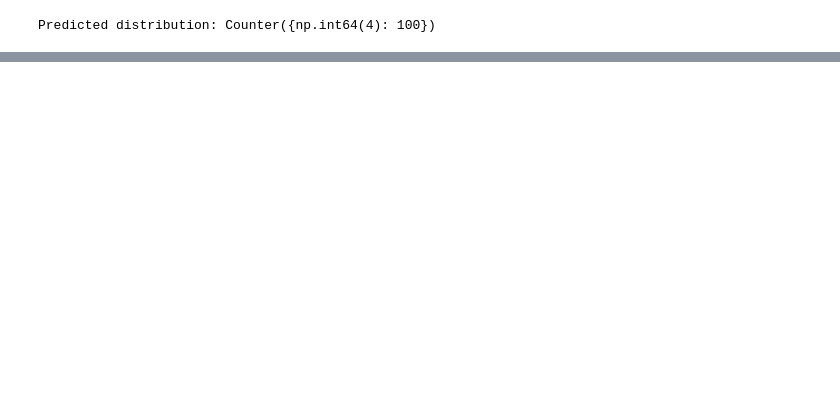
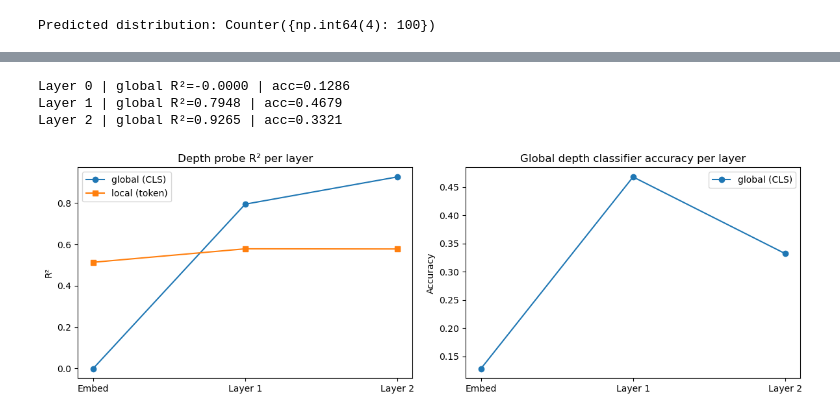
Before and after one commit to sara-graca/dyck-language-transformer, a Jupyter notebook: notebooks/probing.ipynb, the cells around one changed output, grey strips where cells are left out. Cells and saved outputs as stored; diff of their text form; code cells hidden in the pictures; blank space fills up the shorter version.

```diff
--- a/notebooks/probing.ipynb
+++ b/notebooks/probing.ipynb
@@ -401,0 +402,63 @@ plt.show()
+# %%
+# Global depth probe per layer (CLS representation at each layer)
+r2_global_per_layer = []
+acc_global_per_layer = []
+
+for layer_idx in range(n_layers_total):
+    X_cls_layer, y_cls_layer = [], []
+
+    for tokens, depth in balanced_data:
+        ids = tokens_to_ids(tokens, stoi)
+        hidden = get_hidden_states(model, ids)
+        cls_repr = hidden[layer_idx][0]  # position 0 = [CLS]
+        X_cls_layer.append(cls_repr)
+        y_cls_layer.append(depth)
+
+    X_cls_layer = np.array(X_cls_layer)
+    y_cls_layer = np.array(y_cls_layer)
+
+    # shuffle
+    idx = np.random.permutation(len(X_cls_layer))
+    X_cls_layer, y_cls_layer = X_cls_layer[idx], y_cls_layer[idx]
+
+    split = int(0.8 * len(X_cls_layer))
+    X_tr, X_te = X_cls_layer[:split], X_cls_layer[split:]
+    y_tr, y_te = y_cls_layer[:split], y_cls_layer[split:]
+
+    reg = LinearRegression().fit(X_tr, y_tr)
+    r2 = r2_score(y_te, reg.predict(X_te))
+    r2_global_per_layer.append(r2)
+
+    clf = LogisticRegression(max_iter=1000).fit(X_tr, y_tr)
+    acc = accuracy_score(y_te, clf.predict(X_te))
+    acc_global_per_layer.append(acc)
+
+    print(f"Layer {layer_idx} | global R²={r2:.4f} | acc={acc:.4f}")
+
+# Plot both global and local on same figure
+fig, (ax1, ax2) = plt.subplots(1, 2, figsize=(12, 4))
+layer_names = ["Embed", "Layer 1", "Layer 2"]
+
+ax1.plot(range(n_layers_total), r2_global_per_layer, marker='o', label="global (CLS)")
+ax1.plot(range(n_layers_total), r2_per_layer, marker='s', label="local (token)")
+ax1.set_xticks(range(n_layers_total))
+ax1.set_xticklabels(layer_names)
+ax1.set_ylabel("R²")
+ax1.set_title("Depth probe R² per layer")
+ax1.legend()
+
+ax2.plot(range(n_layers_total), acc_global_per_layer, marker='o', label="global (CLS)")
+ax2.set_xticks(range(n_layers_total))
+ax2.set_xticklabels(layer_names)
+ax2.set_ylabel("Accuracy")
+ax2.set_title("Global depth classifier accuracy per layer")
+ax2.legend()
+
+plt.tight_layout()
+plt.savefig("../results/figures/probing_per_layer.png", dpi=150)
+plt.show()
+# %% [output]
+Layer 0 | global R²=-0.0000 | acc=0.1286
+Layer 1 | global R²=0.7948 | acc=0.4679
+Layer 2 | global R²=0.9265 | acc=0.3321
+[figure, added]
```
Also changed, not shown: parts of 7 cells of this notebook, 3 other files.
